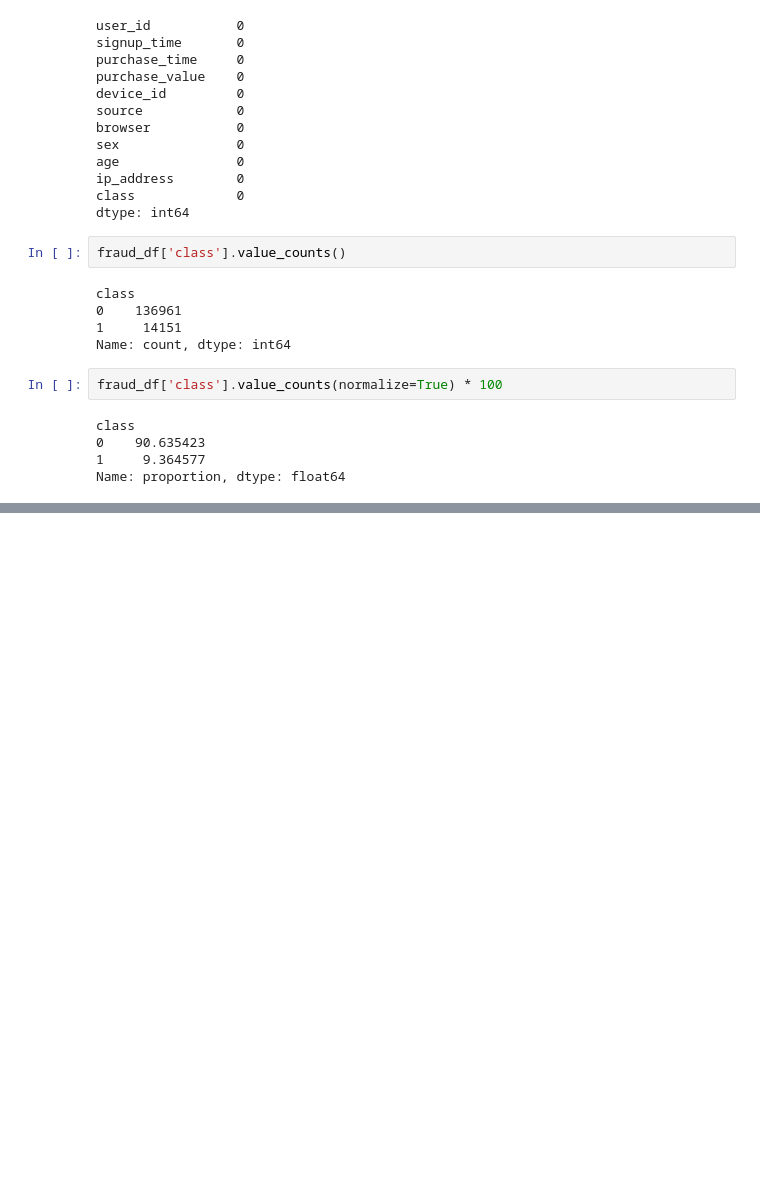
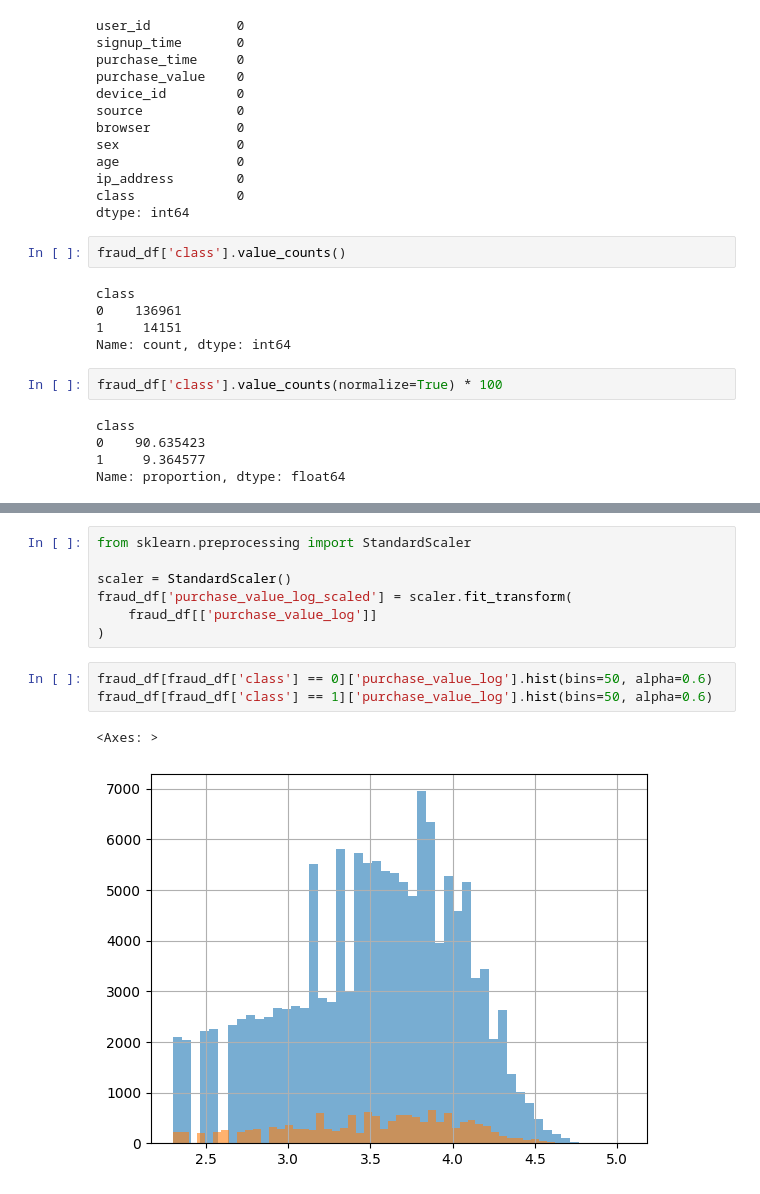
Before and after one commit to Feven777/detection-of-fraud-cases-for-e-commerce-and-bank-transactions, a Jupyter notebook: notebooks/eda-fraud-data.ipynb, the cells around one changed output, grey strips where cells are left out. Cells and saved outputs as stored; diff of their text form; blank space fills up the shorter version.

```diff
--- a/notebooks/eda-fraud-data.ipynb
+++ b/notebooks/eda-fraud-data.ipynb
@@ -71,0 +90,13 @@ Name: proportion, dtype: float64
+# %%
+from sklearn.preprocessing import StandardScaler
+
+scaler = StandardScaler()
+fraud_df['purchase_value_log_scaled'] = scaler.fit_transform(
+    fraud_df[['purchase_value_log']]
+)
+# %%
+fraud_df[fraud_df['class'] == 0]['purchase_value_log'].hist(bins=50, alpha=0.6)
+fraud_df[fraud_df['class'] == 1]['purchase_value_log'].hist(bins=50, alpha=0.6)
+# %% [output]
+<Axes: >
+[figure, added]
```
Also changed, not shown: parts of 4 cells of this notebook.
